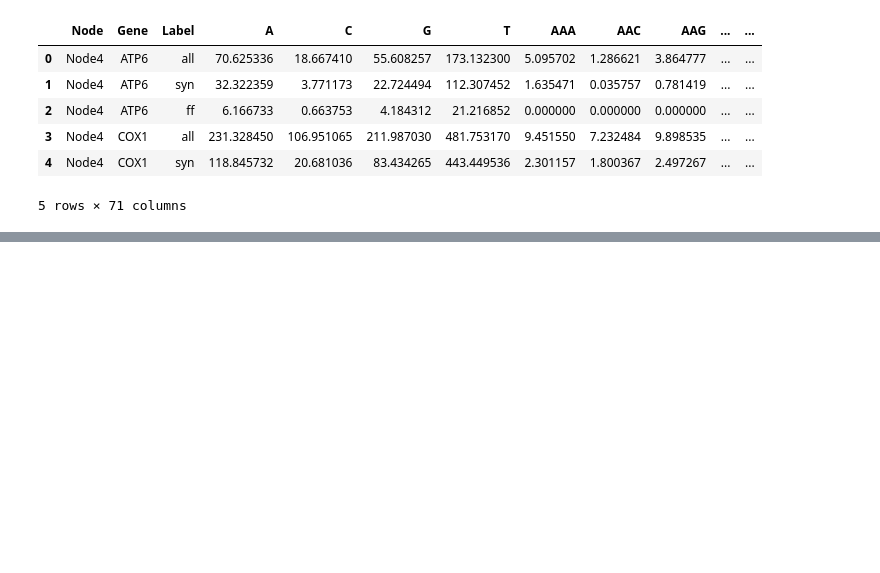
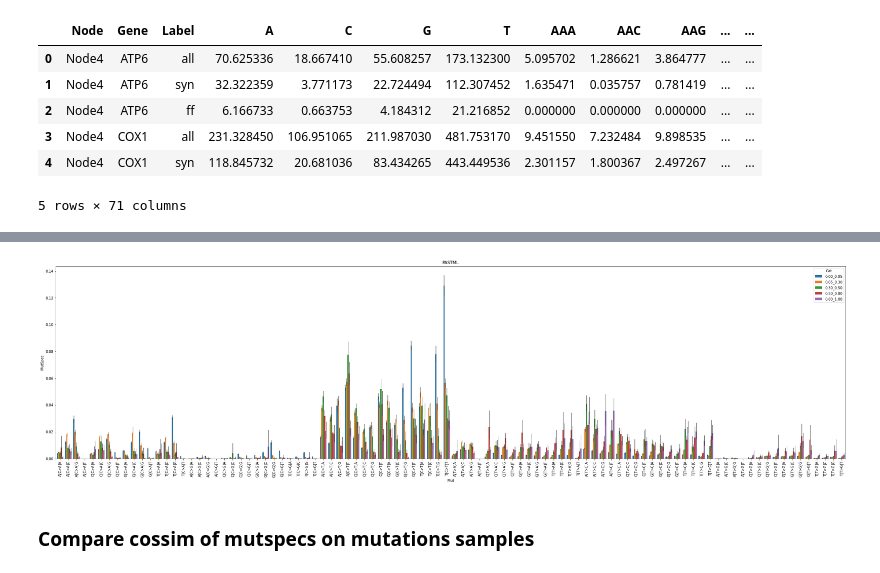
Before and after one commit to mitoclub/PyMutSpec, a Jupyter notebook: notebooks/pastml_report.ipynb, the cells around one changed output, grey strips where cells are left out. Cells and saved outputs as stored; diff of their text form; code cells hidden in the pictures; blank space fills up the shorter version.

```diff
--- a/notebooks/pastml_report.ipynb
+++ b/notebooks/pastml_report.ipynb
@@ -534,9 +548,8 @@ for p1 in np.linspace(0, 1, 21)[:-1]:
 ms_cat_iqtree_df = pd.concat(ms_cat_iqtree)
 # %%
 ms_cat_pastml = []
-for p1 in np.linspace(0, 1, 21)[:-1]:
-    p2 = p1 + 0.05
-    ms = calc_tree_mutspec(mut_pastml[(mut_pastml.ProbaFull > p1) & (mut_pastml.ProbaFull <= p2)], freqs_pastml)
+for p1, p2 in zip(space[:-1], space[1:]):
+    ms = calc_tree_mutspec(mut_pastml, freqs_pastml, "syn", p1, p2)
     ms["Cat"] = f"{p1:.2f}_{p2:.2f}"
     ms_cat_pastml.append(ms)
 
@@ -599,0 +566,11 @@ mutspec_proba[mutspec_proba.Label == "syn"].sort_values(["RefNode", "AltNode", "
+# %%
+plt.figure(figsize=(40, 10))
+sns.barplot(
+    x="Mut", y="MutSpec", hue="Cat", data=ms_cat_pastml_df, errwidth=1, order=order96
+)
+plt.title("PASTML")
+plt.xticks(rotation=90);
+# %% [output]
+[figure, added]
+# %% [markdown]
+### Compare cossim of mutspecs on mutations samples
```
Also changed, not shown: parts of 22 cells of this notebook.
